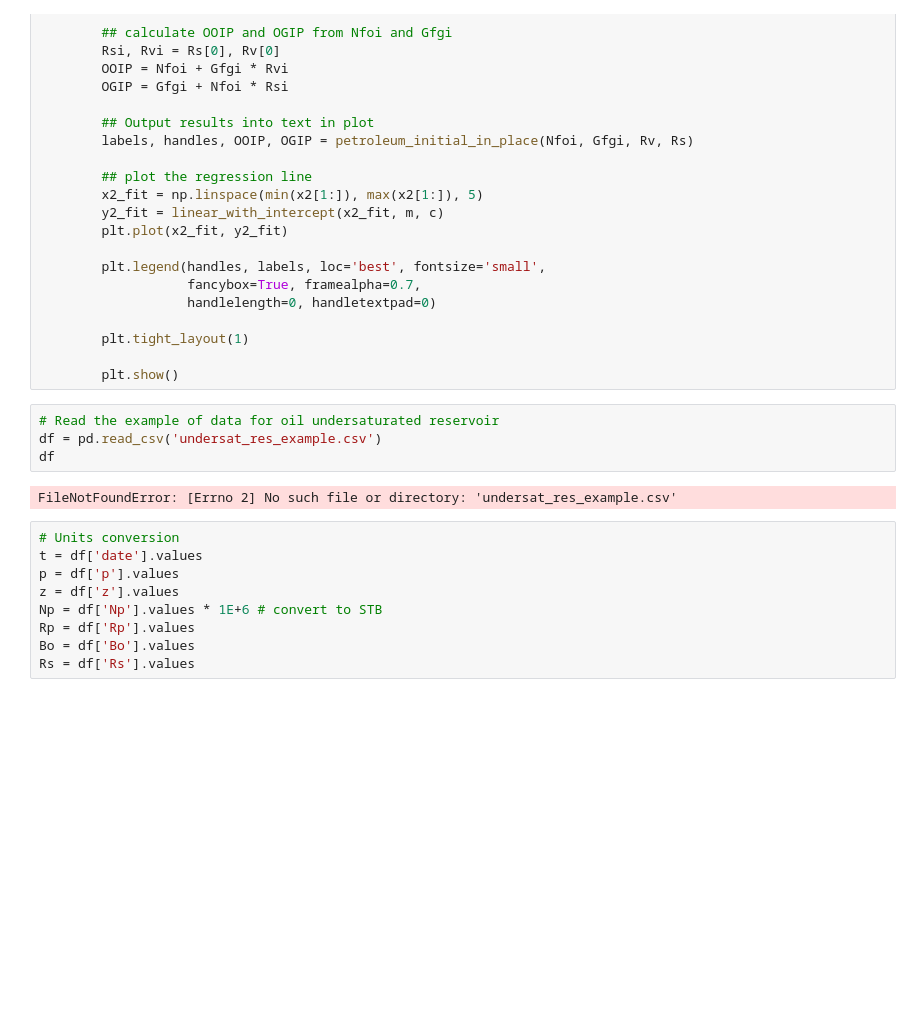
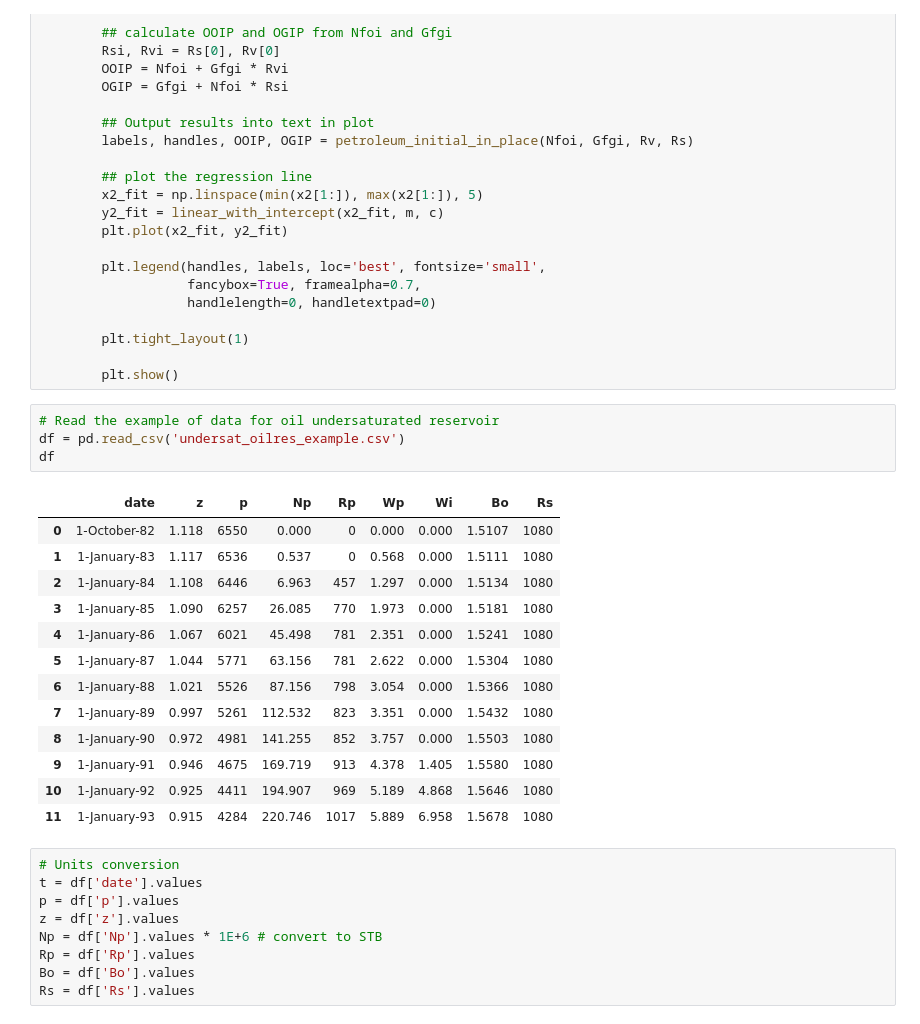
Before and after one commit to vadimsavenkov/MatBalance_GasOil, a Jupyter notebook: Undersat_Oil_MBal.ipynb, the cells around one changed output. Cells and saved outputs as stored; diff of their text form; blank space fills up the shorter version.

```diff
--- a/Undersat_Oil_MBal.ipynb
+++ b/Undersat_Oil_MBal.ipynb
@@ -243,10 +243,22 @@ class oil():
         plt.show()
 # %%
 # Read the example of data for oil undersaturated reservoir
-df = pd.read_csv('undersat_res_example.csv')
+df = pd.read_csv('undersat_oilres_example.csv')
 df
 # %% [output]
-FileNotFoundError: [Errno 2] No such file or directory: 'undersat_res_example.csv'
+|  | date | z | p | Np | Rp | Wp | Wi | Bo | Rs |
+| 0 | 1-October-82 | 1.118 | 6550 | 0.000 | 0 | 0.000 | 0.000 | 1.5107 | 1080 |
+| 1 | 1-January-83 | 1.117 | 6536 | 0.537 | 0 | 0.568 | 0.000 | 1.5111 | 1080 |
+| 2 | 1-January-84 | 1.108 | 6446 | 6.963 | 457 | 1.297 | 0.000 | 1.5134 | 1080 |
+| 3 | 1-January-85 | 1.090 | 6257 | 26.085 | 770 | 1.973 | 0.000 | 1.5181 | 1080 |
+| 4 | 1-January-86 | 1.067 | 6021 | 45.498 | 781 | 2.351 | 0.000 | 1.5241 | 1080 |
+| 5 | 1-January-87 | 1.044 | 5771 | 63.156 | 781 | 2.622 | 0.000 | 1.5304 | 1080 |
+| 6 | 1-January-88 | 1.021 | 5526 | 87.156 | 798 | 3.054 | 0.000 | 1.5366 | 1080 |
+| 7 | 1-January-89 | 0.997 | 5261 | 112.532 | 823 | 3.351 | 0.000 | 1.5432 | 1080 |
+| 8 | 1-January-90 | 0.972 | 4981 | 141.255 | 852 | 3.757 | 0.000 | 1.5503 | 1080 |
+| 9 | 1-January-91 | 0.946 | 4675 | 169.719 | 913 | 4.378 | 1.405 | 1.5580 | 1080 |
+| 10 | 1-January-92 | 0.925 | 4411 | 194.907 | 969 | 5.189 | 4.868 | 1.5646 | 1080 |
+| 11 | 1-January-93 | 0.915 | 4284 | 220.746 | 1017 | 5.889 | 6.958 | 1.5678 | 1080 |
 # %%
 # Units conversion
 t = df['date'].values
```
Also changed, not shown: parts of 1 cell of this notebook.
